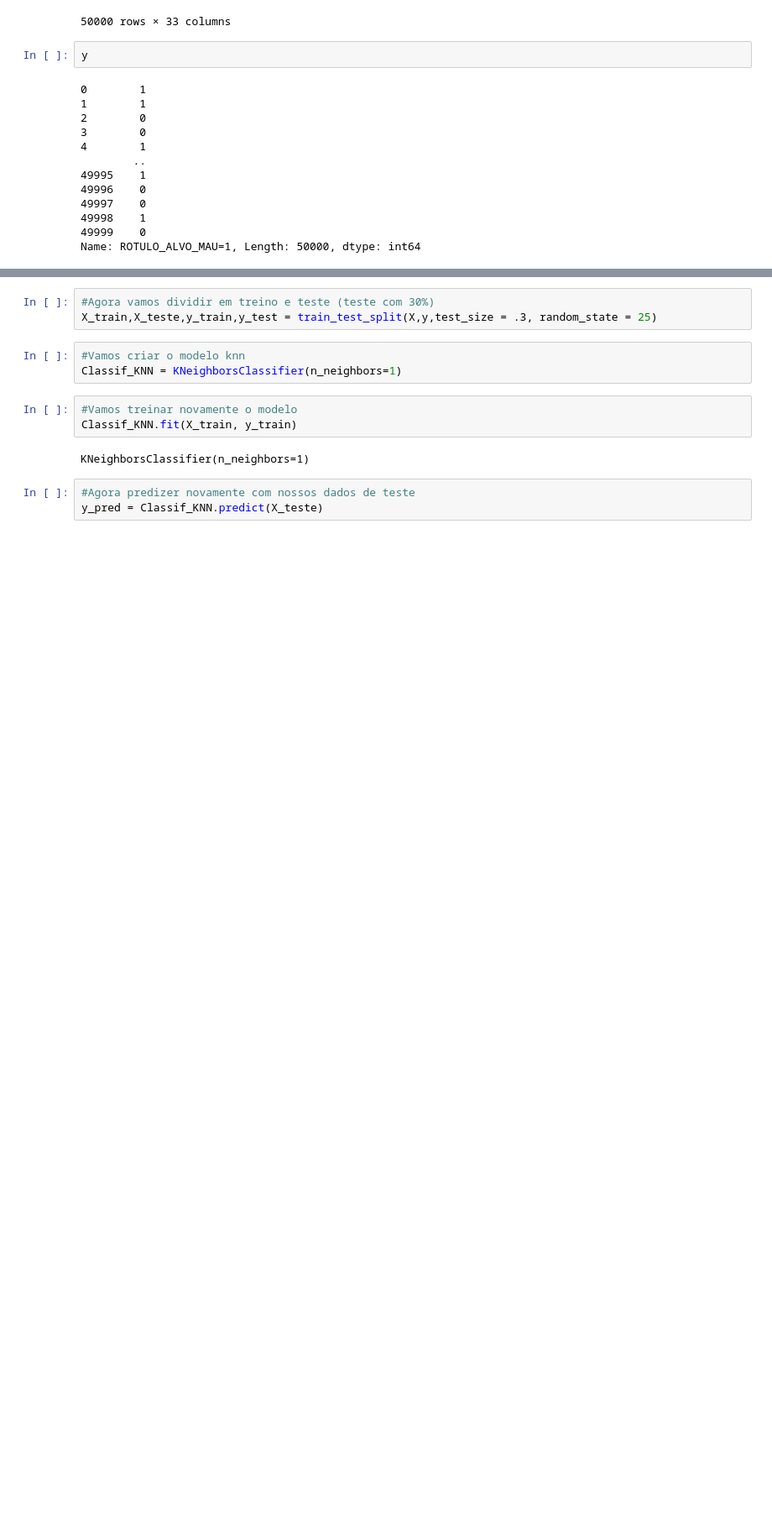
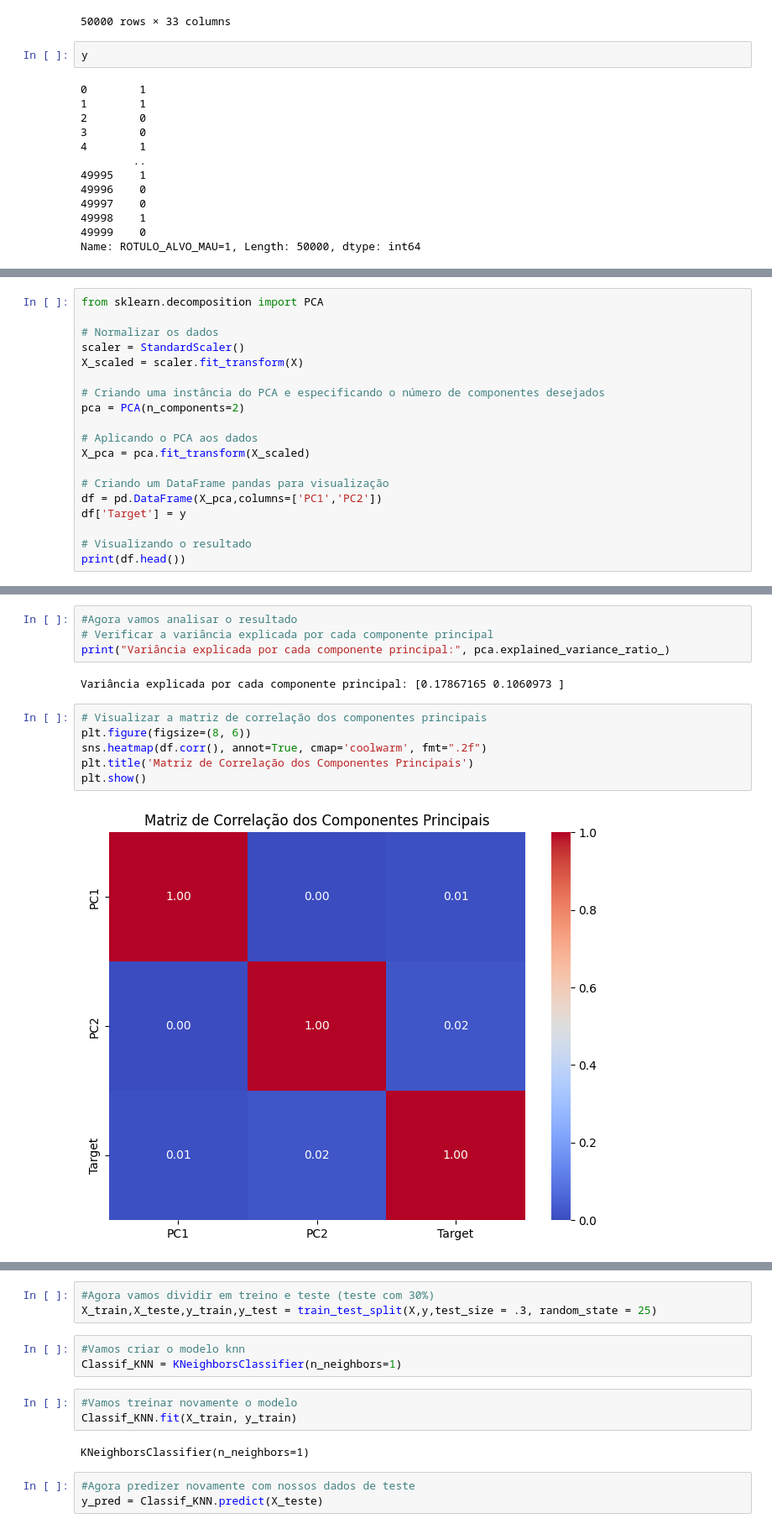
Before and after one commit to RodrigodeFeo/8DTS, a Jupyter notebook: FE_Trabalho_Integrado_RM351578.ipynb, the cells around one changed output, grey strips where cells are left out. Shown at 84% size. Drawn from its saved outputs; the diff is of its cells as text; blank space fills up the shorter version.

```diff
--- a/FE_Trabalho_Integrado_RM351578.ipynb
+++ b/FE_Trabalho_Integrado_RM351578.ipynb
@@ -858,0 +861,19 @@ Name: ROTULO_ALVO_MAU=1, Length: 50000, dtype: int64
+# %%
+from sklearn.decomposition import PCA
+
+# Normalizar os dados
+scaler = StandardScaler()
+X_scaled = scaler.fit_transform(X)
+
+# Criando uma instância do PCA e especificando o número de componentes desejados
+pca = PCA(n_components=2)
+
+# Aplicando o PCA aos dados
+X_pca = pca.fit_transform(X_scaled)
+
+# Criando um DataFrame pandas para visualização
+df = pd.DataFrame(X_pca,columns=['PC1','PC2'])
+df['Target'] = y
+
+# Visualizando o resultado
+print(df.head())
@@ -858,0 +887,14 @@ Name: ROTULO_ALVO_MAU=1, Length: 50000, dtype: int64
+# %%
+#Agora vamos analisar o resultado
+# Verificar a variância explicada por cada componente principal
+print("Variância explicada por cada componente principal:", pca.explained_variance_ratio_)
+# %% [output]
+Variância explicada por cada componente principal: [0.17867165 0.1060973 ]
+# %%
+# Visualizar a matriz de correlação dos componentes principais
+plt.figure(figsize=(8, 6))
+sns.heatmap(df.corr(), annot=True, cmap='coolwarm', fmt=".2f")
+plt.title('Matriz de Correlação dos Componentes Principais')
+plt.show()
+# %% [output]
+[figure, added]
```
Also changed, not shown: parts of 60 cells of this notebook.
